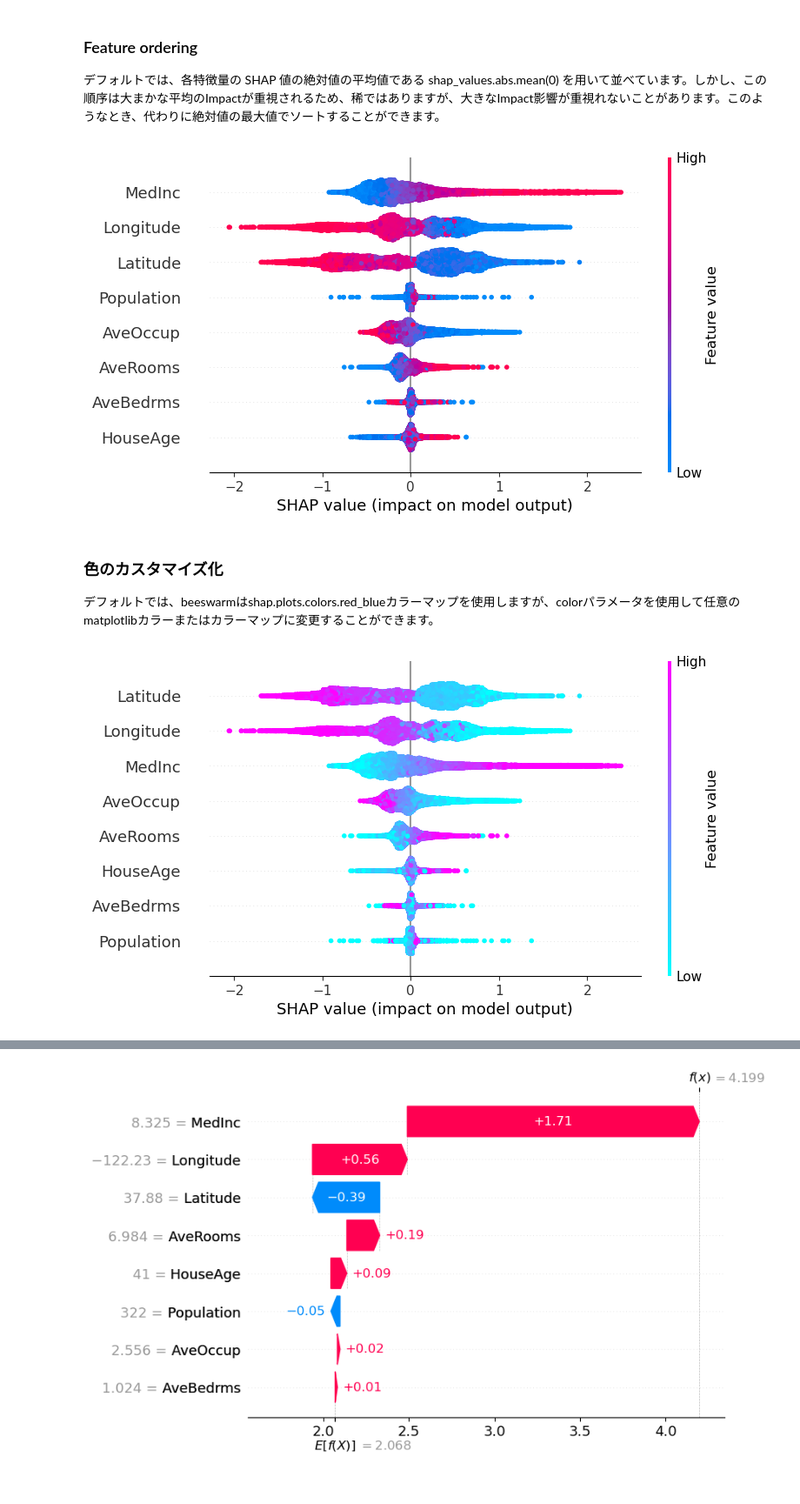
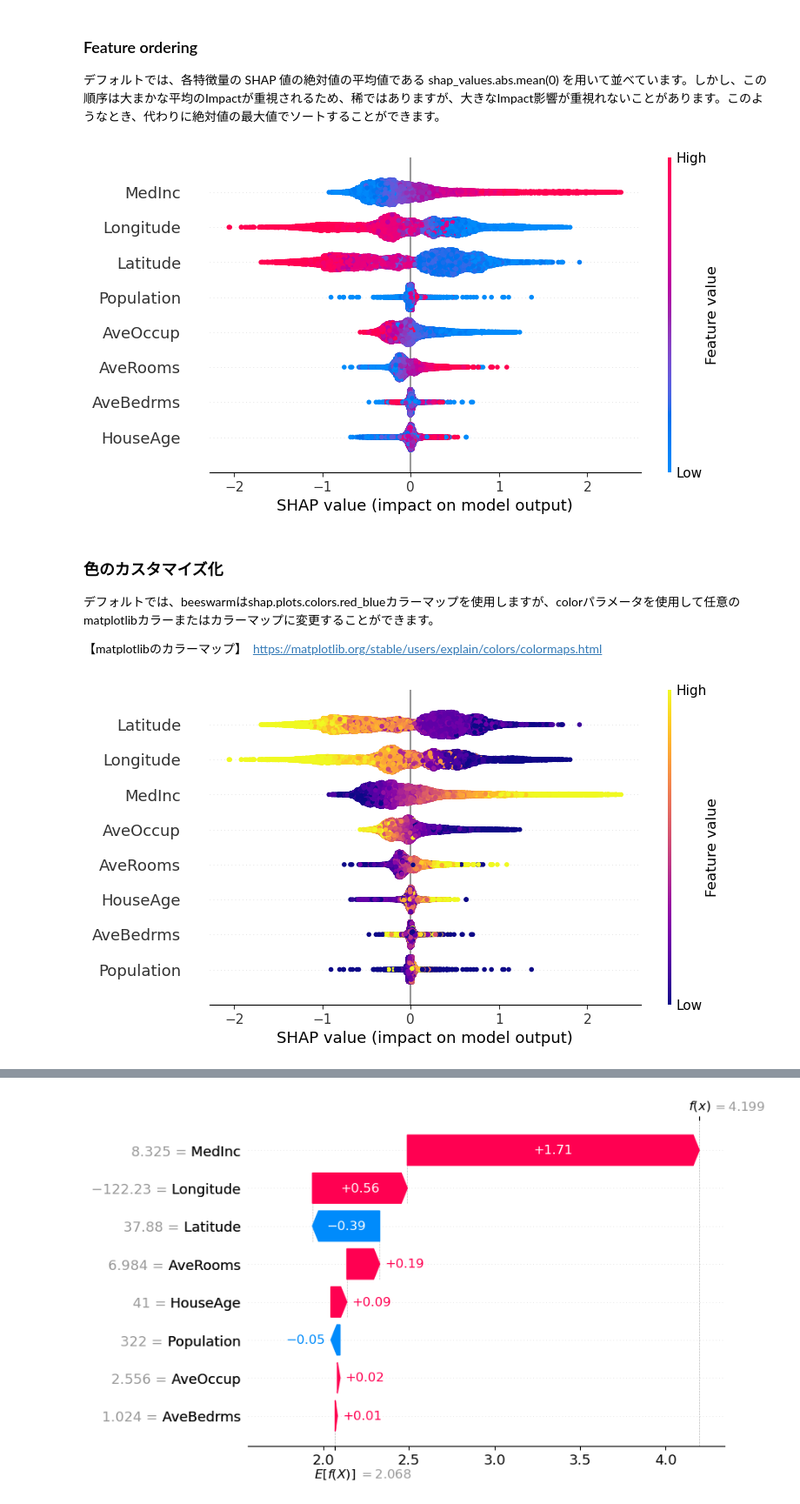
Before and after one commit to ARIM-Training/Training_python_12, a Jupyter notebook: 1_SHAP.ipynb, the cells around one changed output, grey strips where cells are left out. Shown at 87% size. Cells and saved outputs as stored; diff of their text form; code cells hidden in the pictures.

```diff
--- a/1_SHAP.ipynb
+++ b/1_SHAP.ipynb
@@ -107,5 +108,5 @@ Shapライブラリは、機械学習モデルの解釈性を向上させるた
 # %%
-explainer = shap.Explainer(model)
-shap_values = explainer(X)
+import shap
+exp = shap.Explainer(model)
 # %% [markdown]
 【解説】　**Explainer** について
@@ -127 +132,3 @@ explainer = shap.Explainer(model, data=None, **kwargs)
+# %%
+shap_values = exp(X)
 # %% [markdown]
@@ -175,15 +185,17 @@ shap.plots.beeswarm(shap_values,
                     order = shap_values.abs.max(0)
                    )
 # %% [output]
-[figure, old version]
+[figure, new version]
 # %% [markdown]
 ### 色のカスタマイズ化
 
 デフォルトでは、beeswarmはshap.plots.colors.red_blueカラーマップを使用しますが、colorパラメータを使用して任意のmatplotlibカラーまたはカラーマップに変更することができます。
+
+【matplotlibのカラーマップ】　https://matplotlib.org/stable/users/explain/colors/colormaps.html
 # %%
-import matplotlib.pyplot as plt
-
-shap.plots.beeswarm(shap_values, color=plt.get_cmap("cool"))
+shap.plots.beeswarm(shap_values,
+                    color=plt.get_cmap("plasma")
+                   )
 # %% [output]
-[figure, old version]
+[figure, new version]
 # %% [markdown]
```
Also changed, not shown: parts of 19 cells of this notebook, 1 other file.
